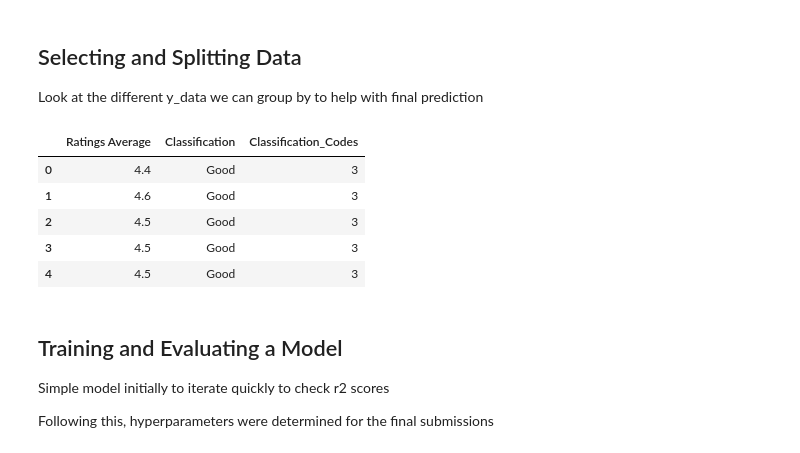
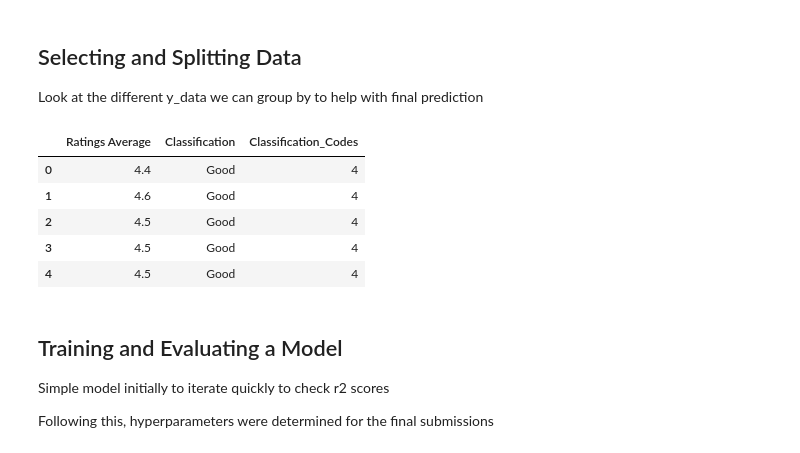
Before and after one commit to willhall2001/BreakinBadCode, a Jupyter notebook: 04_Machine_Leaning_Model.ipynb, the cells around one changed output. Cells and saved outputs as stored; diff of their text form; code cells hidden in the pictures.

```diff
--- a/04_Machine_Leaning_Model.ipynb
+++ b/04_Machine_Leaning_Model.ipynb
@@ -344,43 +365,43 @@ training_data_y = pd.DataFrame()
 training_data_y['Ratings Average'] = train['Ratings Average']
 
 quality_wines = {
     3.6 : 'Very Bad',
     3.7 : 'Very Bad',
     3.8 : 'Very Bad',
     3.9 : 'Very Bad',
     4.0 : 'Bad',
     4.1 : 'Bad',
     4.2 : 'Bad',
     4.3 : 'Okay',
     4.4 : 'Okay',
     4.5 : 'Okay',
     4.4 : 'Good',
     4.5 : 'Good',
     4.6 : 'Good',
     4.7 : 'Very Good',
     4.8 : 'Very Good',
     4.9 : 'Very Good'
 }
 
 quality_wines_code = {
-    'Very Bad' : 0,
-    'Bad' : 1,
-    'Okay' : 2,
-    'Good' : 3,
-    'Very Good' : 4,
+    'Very Bad' : 1,
+    'Bad' : 2,
+    'Okay' : 3,
+    'Good' : 4,
+    'Very Good' : 5,
 }
 
 training_data_y['Classification'] = training_data_y['Ratings Average'].map(quality_wines)
 training_data_y['Classification_Codes'] = training_data_y['Classification'].map(quality_wines_code)
 
 training_data_y.head()
 # %% [output]
 |  | Ratings Average | Classification | Classification_Codes |
-| 0 | 4.4 | Good | 3 |
-| 1 | 4.6 | Good | 3 |
-| 2 | 4.5 | Good | 3 |
-| 3 | 4.5 | Good | 3 |
-| 4 | 4.5 | Good | 3 |
+| 0 | 4.4 | Good | 4 |
+| 1 | 4.6 | Good | 4 |
+| 2 | 4.5 | Good | 4 |
+| 3 | 4.5 | Good | 4 |
+| 4 | 4.5 | Good | 4 |
 # %%
 train = Cleaning_Data(train)
 train = Features(train)
```
Also changed, not shown: parts of 6 cells of this notebook, 2 other files.
